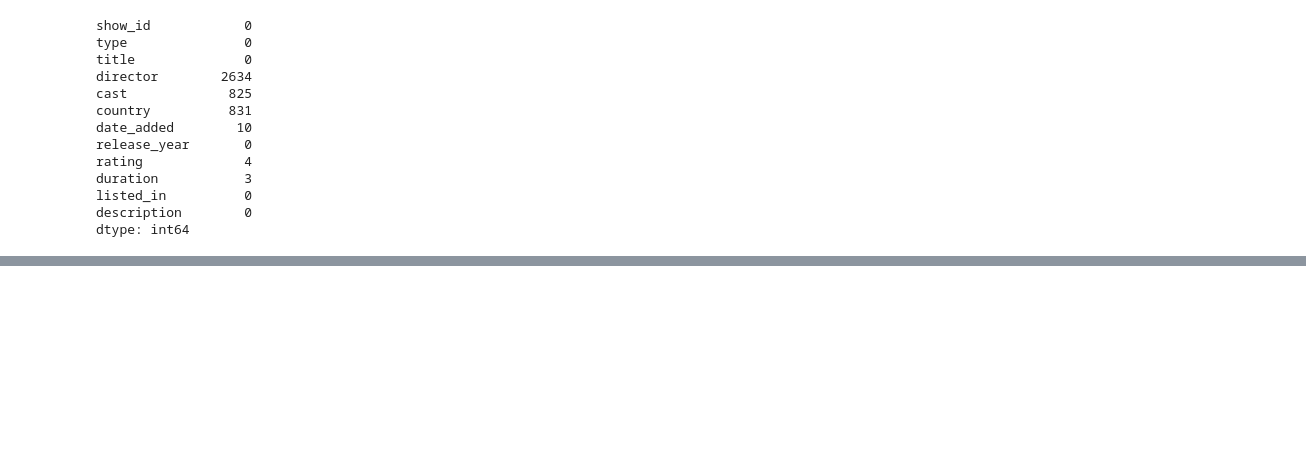
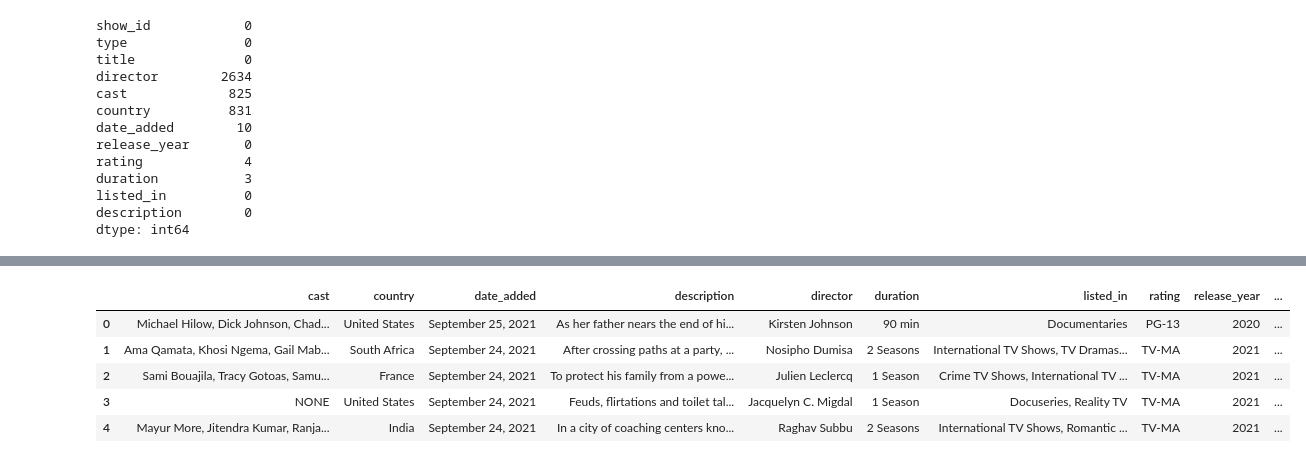
Before and after one commit to katalria/Datathon, a Jupyter notebook: dongyeon/Missing_data_crawler.ipynb, the cells around one changed output, grey strips where cells are left out. Cells and saved outputs as stored; diff of their text form; code cells hidden in the pictures; blank space fills up the shorter version.

Commit message:
feat: fixed_data.csv, final_ratings.csv

```diff
--- a/dongyeon/Main - 복사본.ipynb
+++ b/dongyeon/Missing_data_crawler.ipynb
@@ -265,0 +251,11 @@ fixed_df.to_csv("fixed_netflix_df.csv")
+# %%
+fixed_df.drop("title_ID",axis=1, inplace=True)
+# %%
+fixed_df.head()
+# %% [output]
+|  | cast | country | date_added | description | director | duration | listed_in | rating | release_year | ... |
+| 0 | Michael Hilow, Dick Johnson, Chad... | United States | September 25, 2021 | As her father nears the end of hi... | Kirsten Johnson | 90 min | Documentaries | PG-13 | 2020 | ... |
+| 1 | Ama Qamata, Khosi Ngema, Gail Mab... | South Africa | September 24, 2021 | After crossing paths at a party, ... | Nosipho Dumisa | 2 Seasons | International TV Shows, TV Dramas... | TV-MA | 2021 | ... |
+| 2 | Sami Bouajila, Tracy Gotoas, Samu... | France | September 24, 2021 | To protect his family from a powe... | Julien Leclercq | 1 Season | Crime TV Shows, International TV ... | TV-MA | 2021 | ... |
+| 3 | NONE | United States | September 24, 2021 | Feuds, flirtations and toilet tal... | Jacquelyn C. Migdal | 1 Season | Docuseries, Reality TV | TV-MA | 2021 | ... |
+| 4 | Mayur More, Jitendra Kumar, Ranja... | India | September 24, 2021 | In a city of coaching centers kno... | Raghav Subbu | 2 Seasons | International TV Shows, Romantic ... | TV-MA | 2021 | ... |
```
Also changed, not shown: parts of 6 cells of this notebook, 5 other files.
